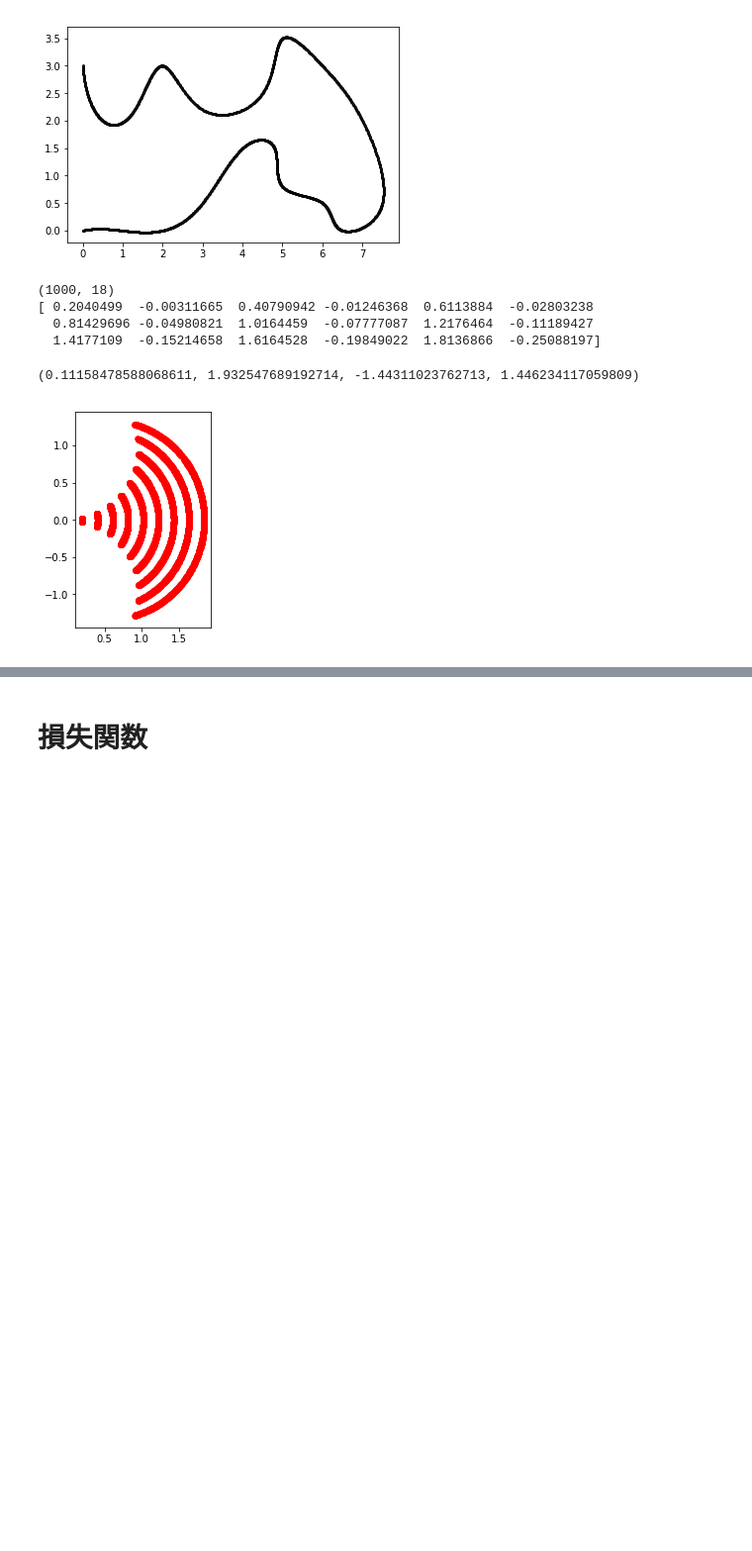
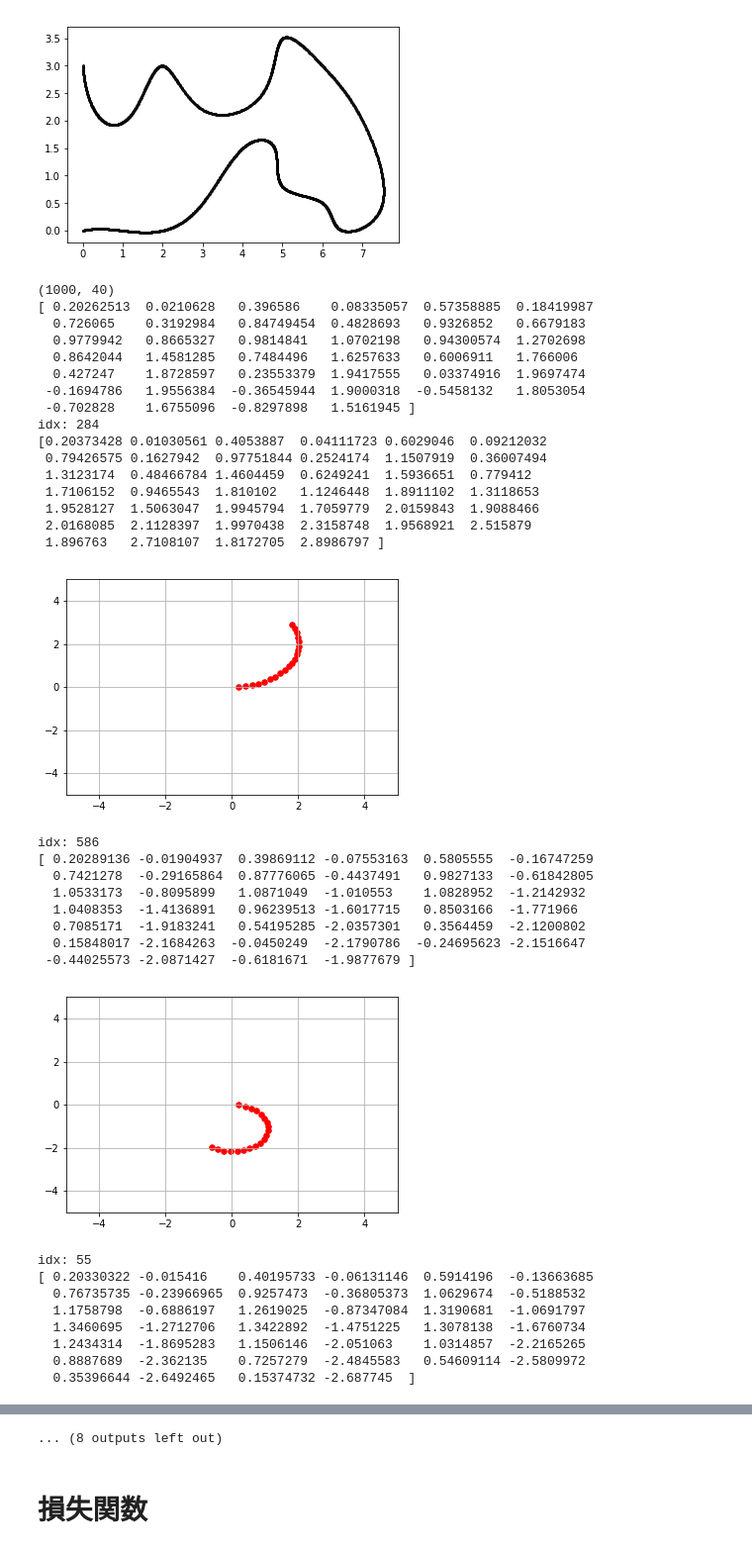
Before and after one commit to yotaseki/ParameterLearning, a Jupyter notebook: MovingCar.ipynb, the cells around one changed output, grey strips where cells are left out. Shown: that part at 99% size. Cells and saved outputs as stored; diff of their text form; code cells hidden in the pictures; blank space fills up the shorter version.

```diff
--- a/MovingCar.ipynb
+++ b/MovingCar.ipynb
@@ -296,8 +297,8 @@ print(test_path)
 # %%
 # 訓練データのパラメータ
 data_num = 1000
-data_len = 9 * 2 #(3step , X-Y)
-space = 10
+data_len = 20 * 2 # [step] * 2dim[X-Y]
+space = 200 #   [mm/0.1sec]
 
 def get_path_data(data_num, data_len):
     data = np.empty((0,data_len),dtype=np.float32)
@@ -313,17 +314,54 @@ def get_path_data(data_num, data_len):
 
 train_data = get_path_data(data_num,data_len)
 train_data = np.array(train_data,dtype=np.float32)
-print(train_data.shape)
-print(train_data[0])
-if gpu_index >= 0:
-    td = np.asnumpy(train_data)
-for i in range(0,data_len-1,2):
-    plt.scatter(td[:,i],td[:,i+1],c="red",edgecolor="red",s=30,marker="o")
-plt.axis('scaled')
-# %% [output]
-(1000, 18)
-[ 0.2040499  -0.00311665  0.40790942 -0.01246368  0.6113884  -0.02803238
-  0.81429696 -0.04980821  1.0164459  -0.07777087  1.2176464  -0.11189427
-  1.4177109  -0.15214658  1.6164528  -0.19849022  1.8136866  -0.25088197]
-(0.11158478588068611, 1.932547689192714, -1.44311023762713, 1.446234117059809)
-[figure, removed]
+# %%
+# 確認
+print(train_data.shape)
+print(train_data[0])
+if gpu_index >= 0:
+    td = np.asnumpy(train_data)
+for n in range(10):
+    idx = random.randint(0,data_num)
+    print('idx:', idx)
+    print(td[idx])
+    for i in range(0,data_len-1,2):
+        plt.scatter(td[idx,i],td[idx,i+1],c="red",edgecolor="red",s=30,marker="o")
+    plt.xlim([-5,5])
+    plt.ylim([-5,5])
+    plt.grid()
+    plt.show()
+# %% [output]
+(1000, 40)
+[ 0.20262513  0.0210628   0.396586    0.08335057  0.57358885  0.18419987
+  0.726065    0.3192984   0.84749454  0.4828693   0.9326852   0.6679183
+  0.9779942   0.8665327   0.9814841   1.0702198   0.94300574  1.2702698
+  0.8642044   1.4581285   0.7484496   1.6257633   0.6006911   1.766006
+  0.427247    1.8728597   0.23553379  1.9417555   0.03374916  1.9697474
+ -0.1694786   1.9556384  -0.36545944  1.9000318  -0.5458132   1.8053054
+ -0.702828    1.6755096  -0.8297898   1.5161945 ]
+idx: 284
+[0.20373428 0.01030561 0.4053887  0.04111723 0.6029046  0.09212032
+ 0.79426575 0.1627942  0.97751844 0.2524174  1.1507919  0.36007494
+ 1.3123174  0.48466784 1.4604459  0.6249241  1.5936651  0.779412
+ 1.7106152  0.9465543  1.810102   1.1246448  1.8911102  1.3118653
+ 1.9528127  1.5063047  1.9945794  1.7059779  2.0159843  1.9088466
+ 2.0168085  2.1128397  1.9970438  2.3158748  1.9568921  2.515879
+ 1.896763   2.7108107  1.8172705  2.8986797 ]
+[figure, added]
+idx: 586
+[ 0.20289136 -0.01904937  0.39869112 -0.07553163  0.5805555  -0.16747259
+  0.7421278  -0.29165864  0.87776065 -0.4437491   0.9827133  -0.61842805
+  1.0533173  -0.8095899   1.0871049  -1.010553    1.0828952  -1.2142932
+  1.0408353  -1.4136891   0.96239513 -1.6017715   0.8503166  -1.771966
+  0.7085171  -1.9183241   0.54195285 -2.0357301   0.3564459  -2.1200802
+  0.15848017 -2.1684263  -0.0450249  -2.1790786  -0.24695623 -2.1516647
+ -0.44025573 -2.0871427  -0.6181671  -1.9877679 ]
+[figure, added]
+idx: 55
+[ 0.20330322 -0.015416    0.40195733 -0.06131146  0.5914196  -0.13663685
+  0.76735735 -0.23966965  0.9257473  -0.36805373  1.0629674  -0.5188532
+  1.1758798  -0.6886197   1.2619025  -0.87347084  1.3190681  -1.0691797
+  1.3460695  -1.2712706   1.3422892  -1.4751225   1.3078138  -1.6760734
+  1.2434314  -1.8695283   1.1506146  -2.051063    1.0314857  -2.2165265
+  0.8887689  -2.362135    0.7257279  -2.4845583   0.54609114 -2.5809972
+  0.35396644 -2.6492465   0.15374732 -2.687745  ]
@@ -330,3 +396,4 @@ plt.axis('scaled')
+... (8 outputs left out)
 # %% [markdown]
 # 損失関数
 # %%
```
Also changed, not shown: parts of 11 cells of this notebook.
